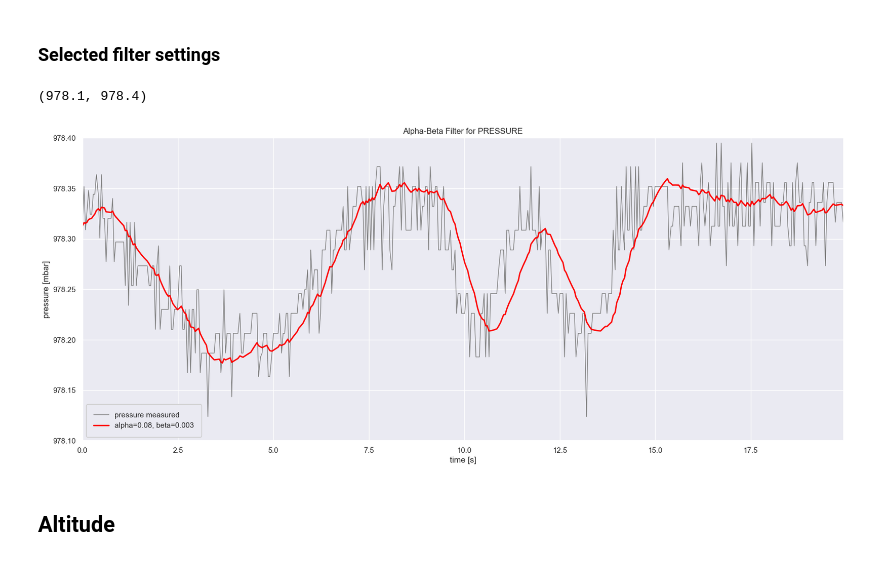
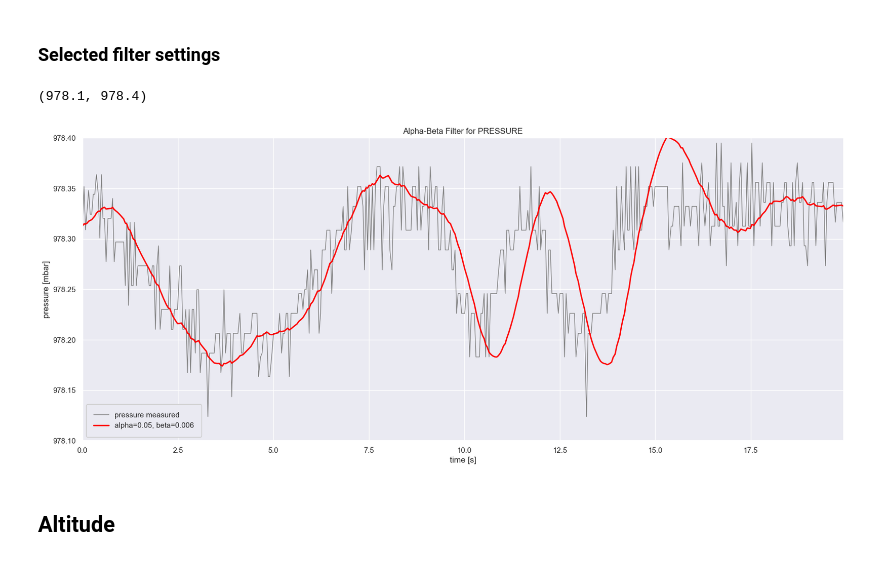
Before and after one commit to chiefenne/JETI_EX_BUS, a Jupyter notebook: signal_filter/Alpha_Beta_Filter.ipynb, the cells around one changed output. Drawn from its saved outputs; the diff is of its cells as text; code cells hidden in the pictures.

```diff
--- a/signal_filter/Alpha_Beta_Filter.ipynb
+++ b/signal_filter/Alpha_Beta_Filter.ipynb
@@ -97,8 +97,8 @@ label = 'pressure'
 unit = 'mbar'
 
 # filter design parameters
-alphas = [0.07, 0.07, 0.07, 0.07]
-betas = [0.01, 0.02, 0.04, 0.08]
+alphas = [0.05, 0.05, 0.05, 0.05]
+betas = [0.001, 0.004, 0.006, 0.008]
 
 # Initialize AlphaBetaFilter
 abf = [AlphaBetaFilter(initial_value=quantity[0], alpha=a, beta=b)
@@ -127,36 +127,36 @@ plt.ylim(978.1, 978.4)
 # %%
 # select measured quantity
 quantity = pressure
 label = 'pressure'
 unit = 'mbar'
 
 # filter design parameters
-alphas = [0.08]
-betas = [0.003]
+alphas = [0.05]
+betas = [0.006]
 
 # Initialize AlphaBetaFilter
 abf = [AlphaBetaFilter(initial_value=quantity[0], alpha=a, beta=b)
        for a, b in zip(alphas, betas)]
 
 # Apply AlphaBetaFilter for alpha, beta variations
 filtered = [[abf[i].update(value) for value in quantity]
             for i in range(len(alphas))]
 
 # plot quantity (raw and filtered)
 plt.figure(figsize=(20, 8))
 plt.plot(time, quantity, label=f'{label} measured', color='gray', lw=1)
 for i, value in enumerate(filtered):
     plt.plot(
         time, value, label=f'alpha={alphas[i]}, beta={betas[i]}', color='red', lw=2)
 plt.title(f'Alpha-Beta Filter for {label.upper()}')
 plt.xlabel('time [s]')
 plt.ylabel(f'{label} [{unit}]')
 plt.legend(loc='lower left', framealpha=1, borderpad=1)
 plt.xlim(0, time[-1])
 plt.ylim(978.1, 978.4)
 # %% [output]
 (978.1, 978.4)
-[figure, old version]
+[figure, new version]
 # %% [markdown]
 ## Altitude
 # %%
```
Also changed, not shown: parts of 3 cells of this notebook.
